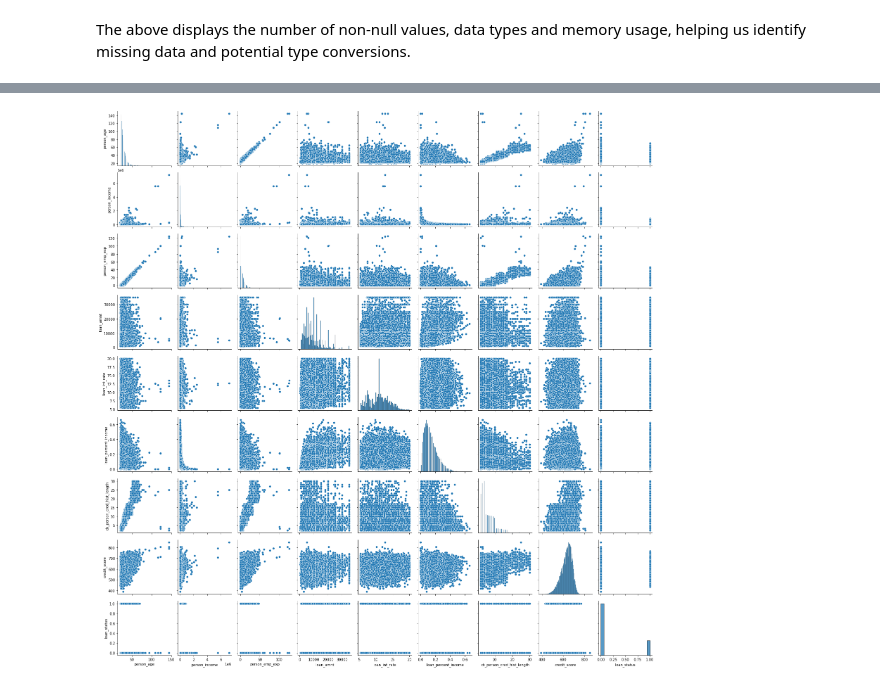
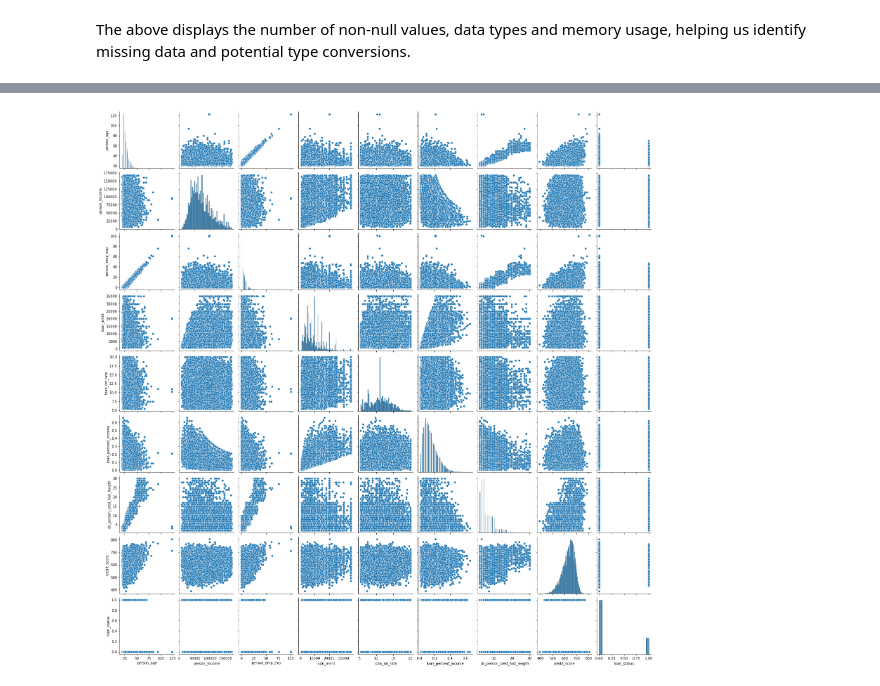
Before and after one commit to IAN-RIUA/Loan-Approval-Predictor, a Jupyter notebook: index.ipynb, the cells around one changed output, grey strips where cells are left out. Drawn from its saved outputs; the diff is of its cells as text; code cells hidden in the pictures.

```diff
--- a/index.ipynb
+++ b/index.ipynb
@@ -72,0 +142,4 @@ Categorical features: Index(['person_gender', 'person_education', 'person_home_o
+# %%
+# Load the cleaned dataset
+df = pd.read_csv("cleaned_loan_data.csv")
+df
@@ -81,0 +243,12 @@ The image presents nine bar charts visualizing key attributes of loan applicants
+# %%
+Q1 = df['person_income'].quantile(0.25)
+Q3 = df['person_income'].quantile(0.75)
+IQR = Q3 - Q1
+
+# Define bounds
+lower_bound = Q1 - 1.5 * IQR
+upper_bound = Q3 + 1.5 * IQR
+
+# Now apply filtering after defining bounds
+df_cleaned= df[(df['person_income'] > lower_bound) & (df['person_income'] < upper_bound)]
+df_cleaned
@@ -82,7 +275,7 @@ The image presents nine bar charts visualizing key attributes of loan applicants
 # %%
 #Plot pairplot for multiple numerical variables to identify relationships
 
-sns.pairplot(df)
+sns.pairplot(df_cleaned)
 plt.show()
 # %% [output]
-[figure, old version]
+[figure, new version]
```
Also changed, not shown: parts of 20 cells of this notebook, 1 other file.
